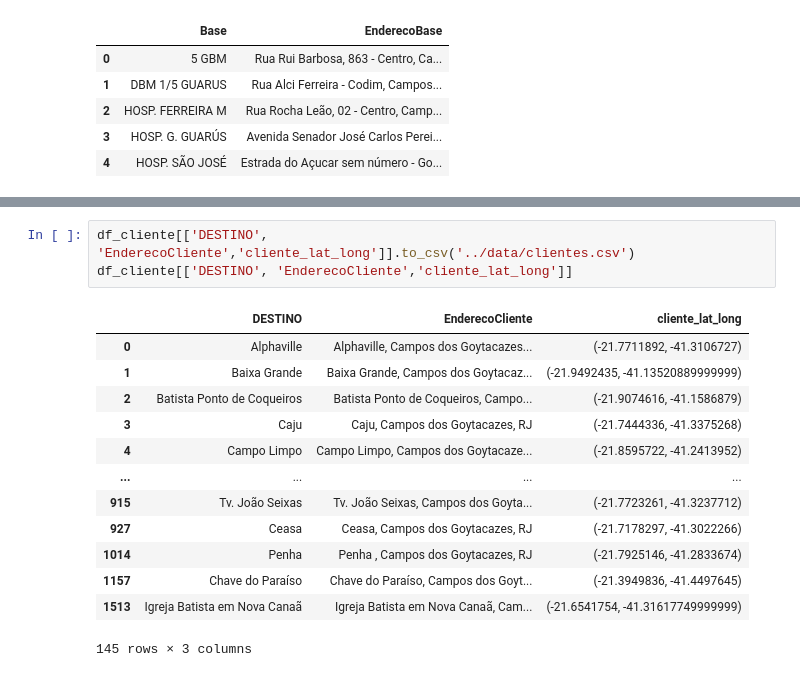
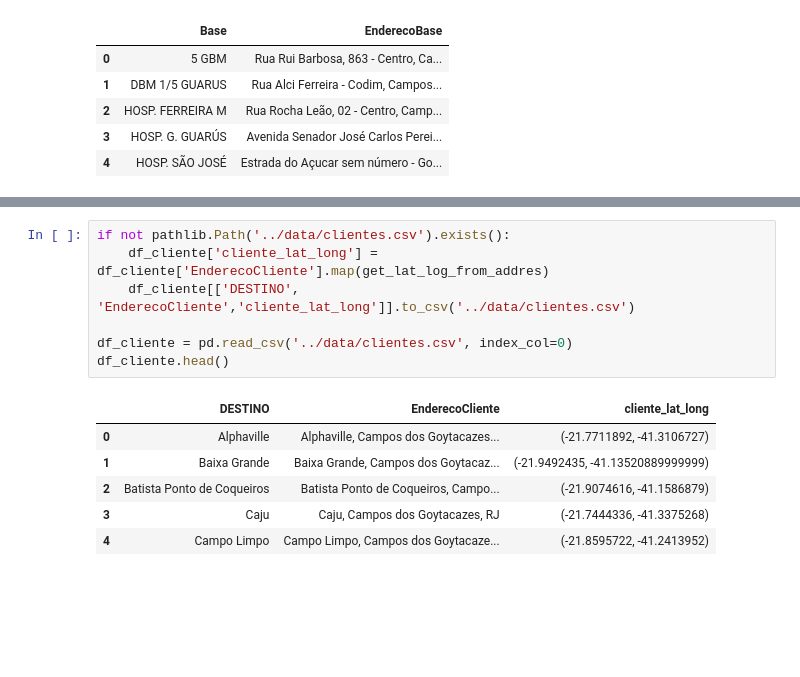
Before and after one commit to silva-fabiofreitas/P-Median, a Jupyter notebook: notebooks/Pmedian_Ambulance.ipynb, the cells around one changed output, grey strips where cells are left out. Drawn from its saved outputs; the diff is of its cells as text; blank space fills up the shorter version.

```diff
--- a/notebooks/Pmedian_Ambulance.ipynb
+++ b/notebooks/Pmedian_Ambulance.ipynb
@@ -171,17 +137,14 @@ df_cliente['cliente_lat_long'] = df_cliente['EnderecoCliente'].map(get_lat_log_f
-# %%
-df_cliente[['DESTINO', 'EnderecoCliente','cliente_lat_long']].to_csv('../data/clientes.csv')
-df_cliente[['DESTINO', 'EnderecoCliente','cliente_lat_long']]
-# %% [output]
-|  | DESTINO | EnderecoCliente | cliente_lat_long |
-| 0 | Alphaville | Alphaville, Campos dos Goytacazes... | (-21.7711892, -41.3106727) |
-| 1 | Baixa Grande | Baixa Grande, Campos dos Goytacaz... | (-21.9492435, -41.13520889999999) |
-| 2 | Batista Ponto de Coqueiros | Batista Ponto de Coqueiros, Campo... | (-21.9074616, -41.1586879) |
-| 3 | Caju | Caju, Campos dos Goytacazes, RJ | (-21.7444336, -41.3375268) |
-| 4 | Campo Limpo | Campo Limpo, Campos dos Goytacaze... | (-21.8595722, -41.2413952) |
-| ... | ... | ... | ... |
-| 915 | Tv. João Seixas | Tv. João Seixas, Campos dos Goyta... | (-21.7723261, -41.3237712) |
-| 927 | Ceasa | Ceasa, Campos dos Goytacazes, RJ | (-21.7178297, -41.3022266) |
-| 1014 | Penha | Penha , Campos dos Goytacazes, RJ | (-21.7925146, -41.2833674) |
-| 1157 | Chave do Paraíso | Chave do Paraíso, Campos dos Goyt... | (-21.3949836, -41.4497645) |
-| 1513 | Igreja Batista em Nova Canaã | Igreja Batista em Nova Canaã, Cam... | (-21.6541754, -41.31617749999999) |
-145 rows × 3 columns
+# %%
+if not pathlib.Path('../data/clientes.csv').exists():
+    df_cliente['cliente_lat_long'] = df_cliente['EnderecoCliente'].map(get_lat_log_from_addres)
+    df_cliente[['DESTINO', 'EnderecoCliente','cliente_lat_long']].to_csv('../data/clientes.csv')
+
+df_cliente = pd.read_csv('../data/clientes.csv', index_col=0)
+df_cliente.head()
+# %% [output]
+|  | DESTINO | EnderecoCliente | cliente_lat_long |
+| 0 | Alphaville | Alphaville, Campos dos Goytacazes... | (-21.7711892, -41.3106727) |
+| 1 | Baixa Grande | Baixa Grande, Campos dos Goytacaz... | (-21.9492435, -41.13520889999999) |
+| 2 | Batista Ponto de Coqueiros | Batista Ponto de Coqueiros, Campo... | (-21.9074616, -41.1586879) |
+| 3 | Caju | Caju, Campos dos Goytacazes, RJ | (-21.7444336, -41.3375268) |
+| 4 | Campo Limpo | Campo Limpo, Campos dos Goytacaze... | (-21.8595722, -41.2413952) |
```
Also changed, not shown: parts of 24 cells of this notebook, 5 other files.
